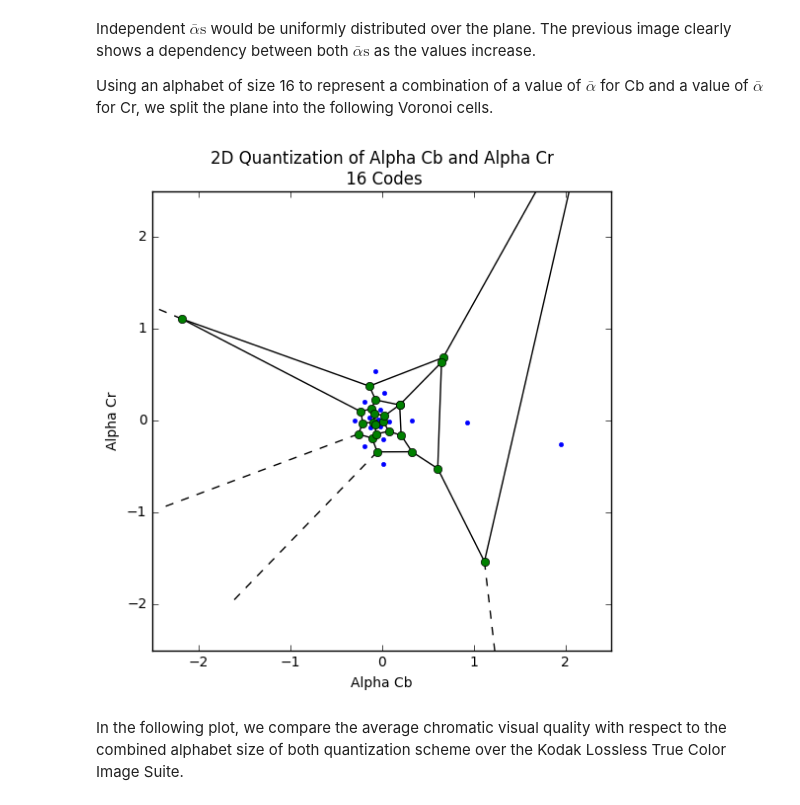
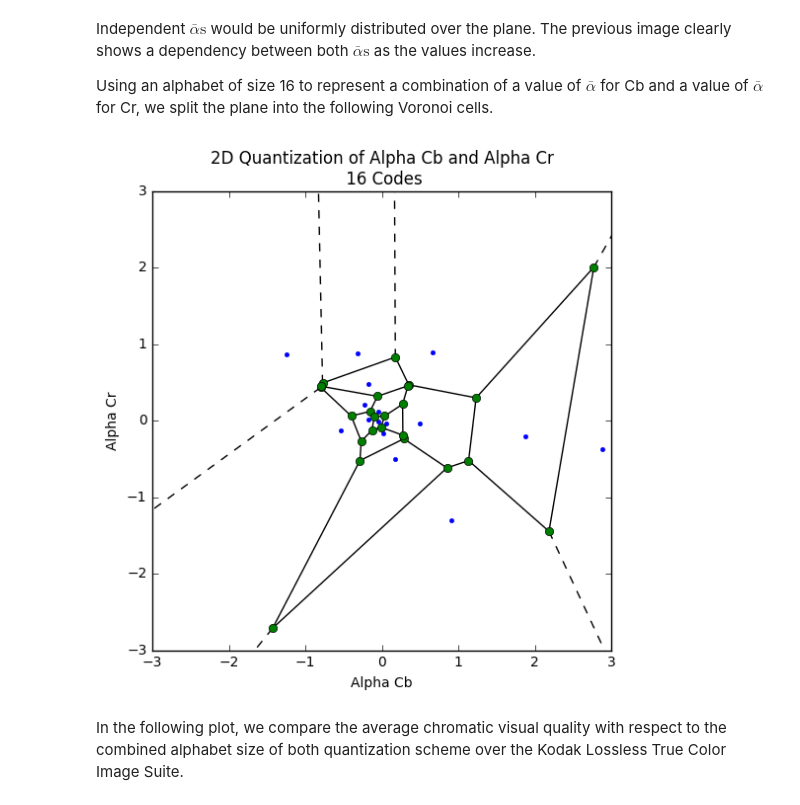
Before and after one commit to luctrudeau/VideoExperiments, a Jupyter notebook: cfl/gain/Chroma from Luma (CfL).ipynb, the cells around one changed output. Drawn from its saved outputs; the diff is of its cells as text; code cells hidden in the pictures.

Commit message:
Removed remove_outliers and added a log scale heatmap

```diff
--- a/cfl/gain/Chroma from Luma (CfL).ipynb
+++ b/cfl/gain/Chroma from Luma (CfL).ipynb
@@ -510,22 +513,22 @@ Independent $\bar{\alpha}\text{s}$ would be uniformly distributed over the plane
 
 Using an alphabet of size 16 to represent a combination of a value of $\bar{\alpha}$ for Cb and a value of $\bar{\alpha}$ for Cr, we split the plane into the following Voronoi cells.
 # %%
-a = np.column_stack((remove_outliers(alphas_cb), remove_outliers(alphas_cr)))
+a = np.column_stack((alphas_cb, alphas_cr))
 
 centers, label = kmeans2(a, 16)
 
 vor2D = Voronoi(centers)
 
 plt.figure(figsize=(6,6))
 
 voronoi_plot_2d(vor2D, ax=plt.gca())
-plt.gca().set_xlim([-2.5, 2.5])
-plt.gca().set_ylim([-2.5, 2.5])
+plt.gca().set_xlim([-3, 3])
+plt.gca().set_ylim([-3, 3])
 plt.xlabel("Alpha Cb")
 plt.ylabel("Alpha Cr")
 plt.title("2D Quantization of Alpha Cb and Alpha Cr\n 16 Codes");
 # %% [output]
-[figure, old version]
+[figure, new version]
 # %% [markdown]
 In the following plot, we compare the average chromatic visual quality with respect to the combined alphabet size of both quantization scheme over the Kodak Lossless True Color Image Suite.
 # %%
```
Also changed, not shown: parts of 7 cells of this notebook.
